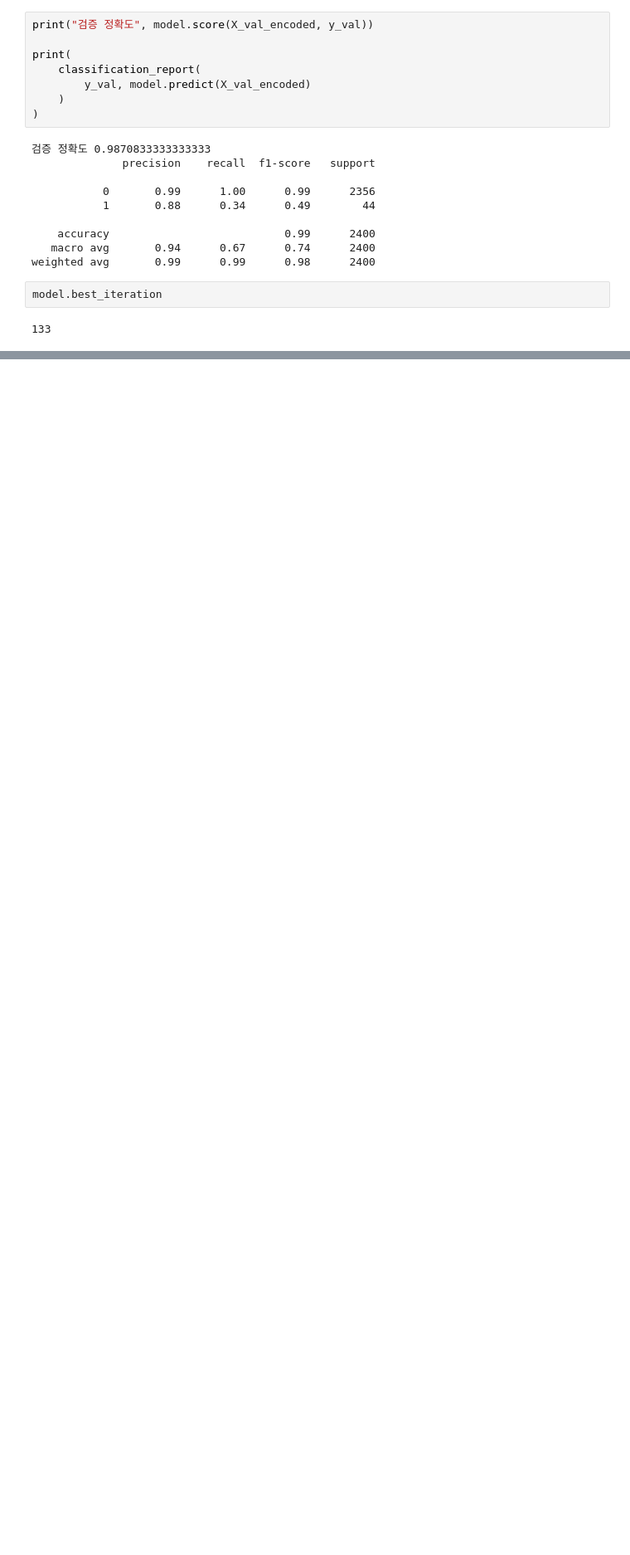
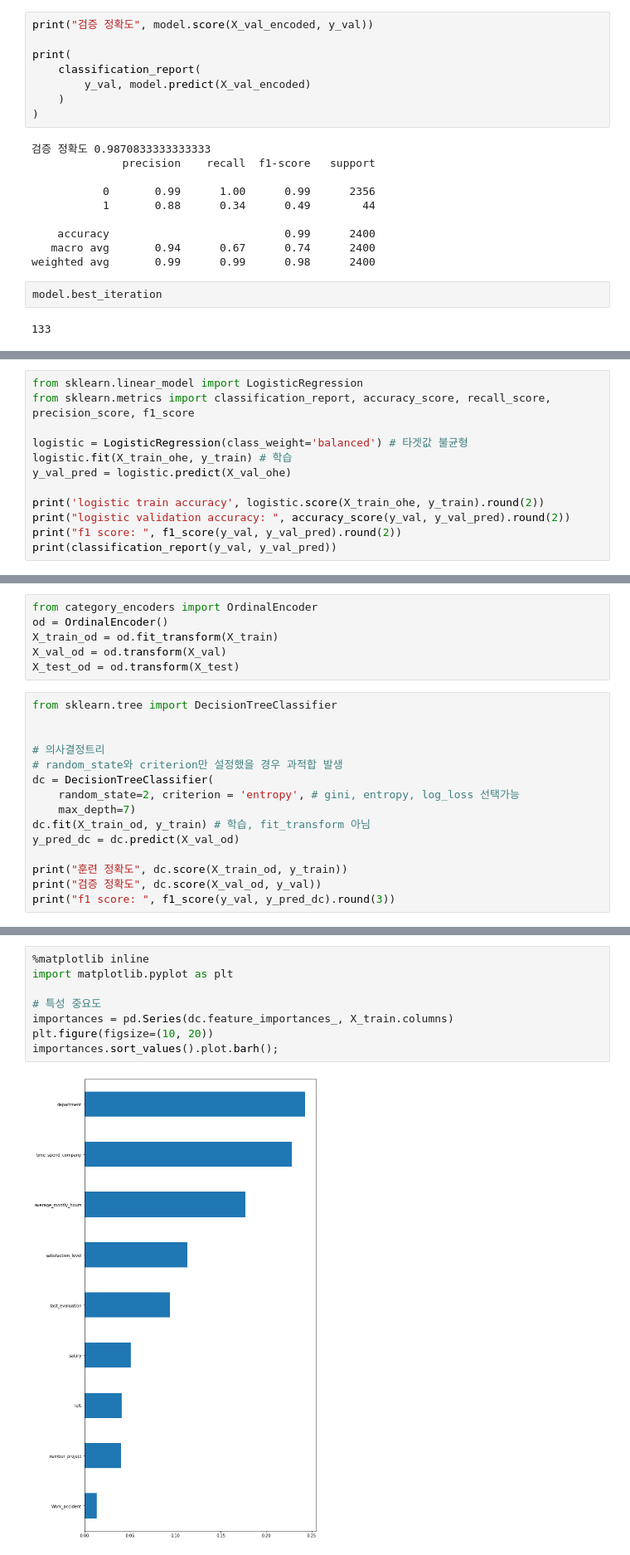
Before and after one commit to haylee94/Section-2_Project-, a Jupyter notebook: section2_project.ipynb, the cells around one changed output, grey strips where cells are left out. Shown: that part at 83% size. Cells and saved outputs as stored; diff of their text form; blank space fills up the shorter version.

```diff
--- a/section2_project.ipynb
+++ b/section2_project.ipynb
@@ -1472,0 +1600,12 @@ model.best_iteration
+# %%
+from sklearn.linear_model import LogisticRegression
+from sklearn.metrics import classification_report, accuracy_score, recall_score, precision_score, f1_score
+
+logistic = LogisticRegression(class_weight='balanced') # 타겟값 불균형
+logistic.fit(X_train_ohe, y_train) # 학습
+y_val_pred = logistic.predict(X_val_ohe)
+
+print('logistic train accuracy', logistic.score(X_train_ohe, y_train).round(2))
+print("logistic validation accuracy: ", accuracy_score(y_val, y_val_pred).round(2))
+print("f1 score: ", f1_score(y_val, y_val_pred).round(2))
+print(classification_report(y_val, y_val_pred))
@@ -1472,0 +1670,21 @@ model.best_iteration
+# %%
+from category_encoders import OrdinalEncoder
+od = OrdinalEncoder()
+X_train_od = od.fit_transform(X_train)
+X_val_od = od.transform(X_val)
+X_test_od = od.transform(X_test)
+# %%
+from sklearn.tree import DecisionTreeClassifier
+
+
+# 의사결정트리
+# random_state와 criterion만 설정했을 경우 과적합 발생
+dc = DecisionTreeClassifier(
+    random_state=2, criterion = 'entropy', # gini, entropy, log_loss 선택가능
+    max_depth=7)
+dc.fit(X_train_od, y_train) # 학습, fit_transform 아님
+y_pred_dc = dc.predict(X_val_od)
+
+print("훈련 정확도", dc.score(X_train_od, y_train))
+print("검증 정확도", dc.score(X_val_od, y_val))
+print("f1 score: ", f1_score(y_val, y_pred_dc).round(3))
@@ -1472,0 +1695,10 @@ model.best_iteration
+# %%
+%matplotlib inline
+import matplotlib.pyplot as plt
+
+# 특성 중요도
+importances = pd.Series(dc.feature_importances_, X_train.columns)
+plt.figure(figsize=(10, 20))
+importances.sort_values().plot.barh();
+# %% [output]
+[figure, added]
```
Also changed, not shown: parts of 21 cells of this notebook.
